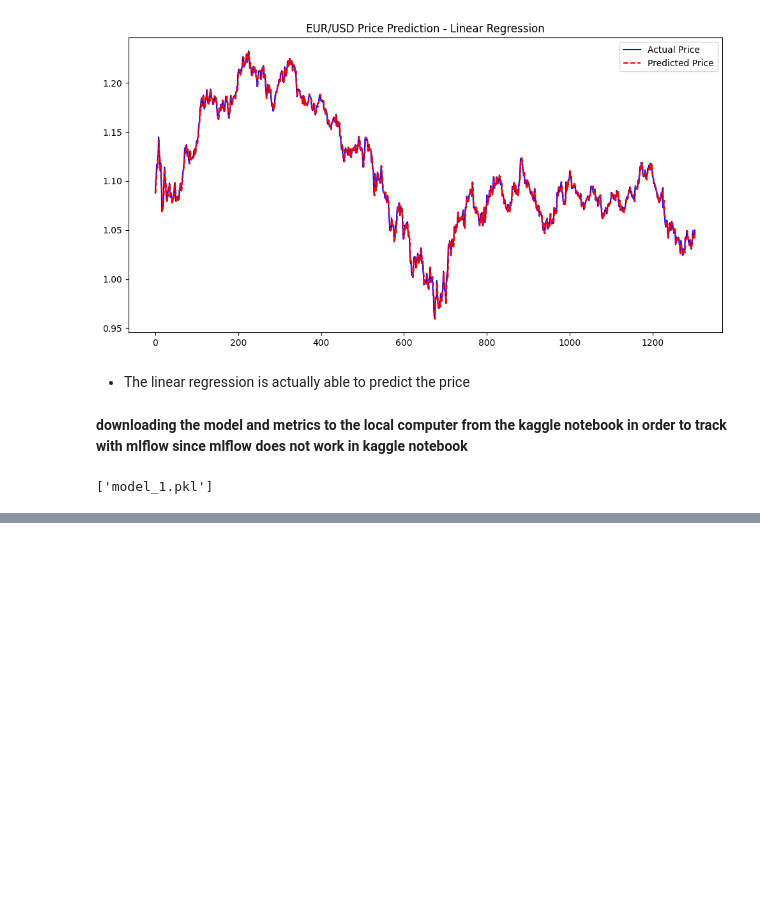
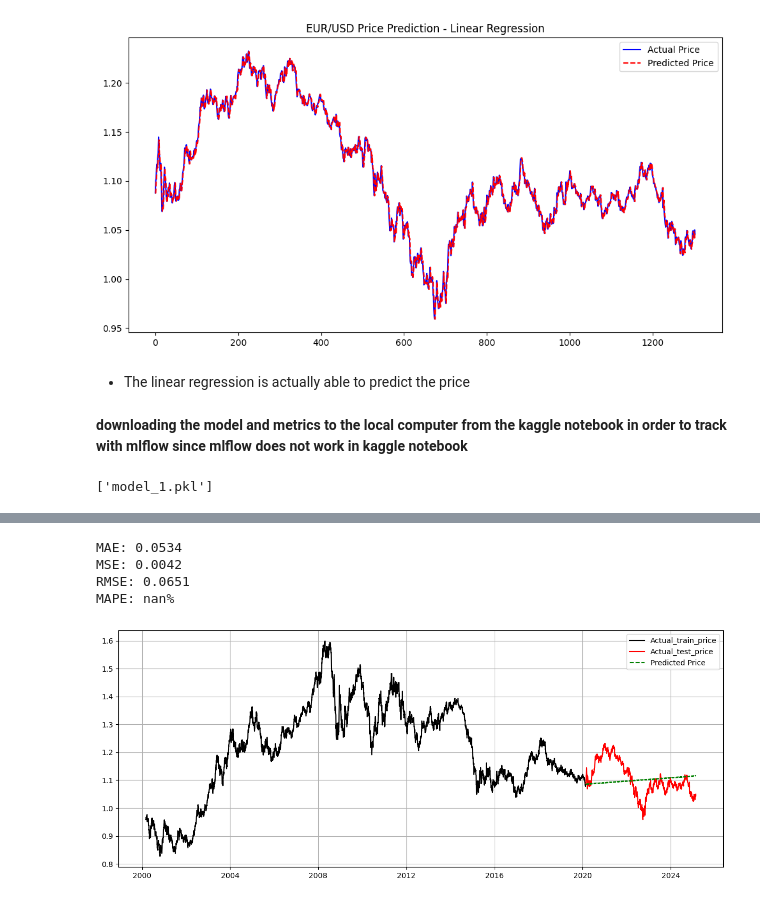
Before and after one commit to Saifansari-ai/eurousd_price_predictor, a Jupyter notebook: model-training.ipynb, the cells around one changed output, grey strips where cells are left out. Drawn from its saved outputs; the diff is of its cells as text; code cells hidden in the pictures; blank space fills up the shorter version.

```diff
--- a/model-training.ipynb
+++ b/model-training.ipynb
@@ -199,0 +400,6 @@ with open("metrics.json", "w") as f:
+# %%
+sarima_model_2 = SARIMAX(train["Price"], order=(0,1,0), seasonal_order=(1,1,1,12), enforce_stationarity=False, enforce_invertibility=False)
+sarima_result_2 = sarima_model_2.fit()
+
+# Display model summary
+print(sarima_result_2.summary())
@@ -199,0 +424,30 @@ with open("metrics.json", "w") as f:
+# %%
+prediction_2 = sarima_result_2.forecast(steps=len(test.index))
+# %%
+# Compute metrics
+sarima_2_mae = mean_absolute_error(test['Price'], prediction_2)
+sarima_2_mse = mean_squared_error(test['Price'], prediction_2)
+sarima_2_rmse = np.sqrt(sarima_2_mse)
+sarima_2_mape = np.mean(np.abs((test['Price'] - prediction_2) / test['Price'])) * 100
+
+# Print results
+print(f"MAE: {sarima_2_mae:.4f}")
+print(f"MSE: {sarima_2_mse:.4f}")
+print(f"RMSE: {sarima_2_rmse:.4f}")
+print(f"MAPE: {sarima_2_mape:.2f}%")
+# %% [output]
+MAE: 0.0534
+MSE: 0.0042
+RMSE: 0.0651
+MAPE: nan%
+# %%
+fig = plt.figure(figsize=(12,5))
+plt.plot(train.index,train['Price'],label='Actual_train_price',color='black')
+plt.plot(test.index,test['Price'],label='Actual_test_price',color='red')
+plt.plot(test.index, prediction_2, label="Predicted Price", color="green", linestyle="dashed")
+plt.legend()
+plt.grid(True)
+plt.tight_layout()
+plt.show()
+# %% [output]
+[figure, added]
```
Also changed, not shown: parts of 31 cells of this notebook.
